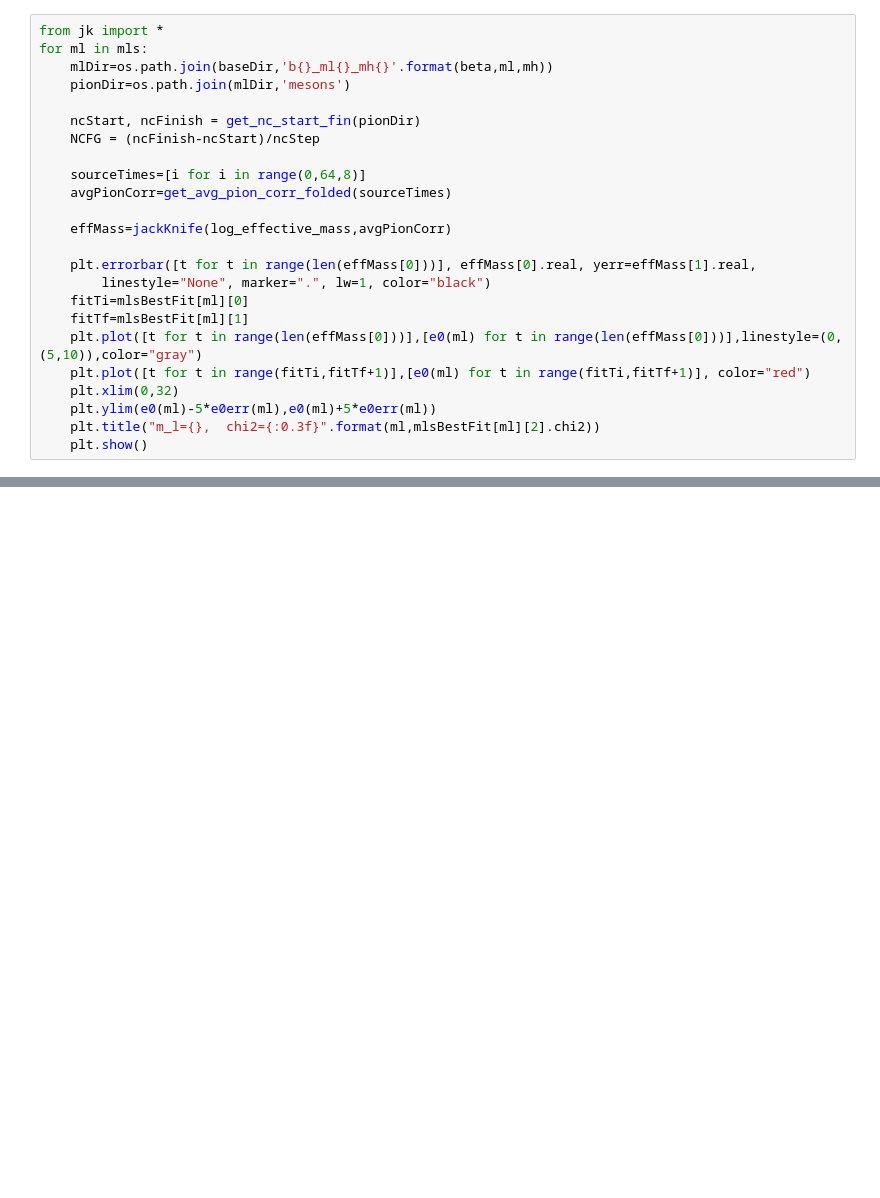
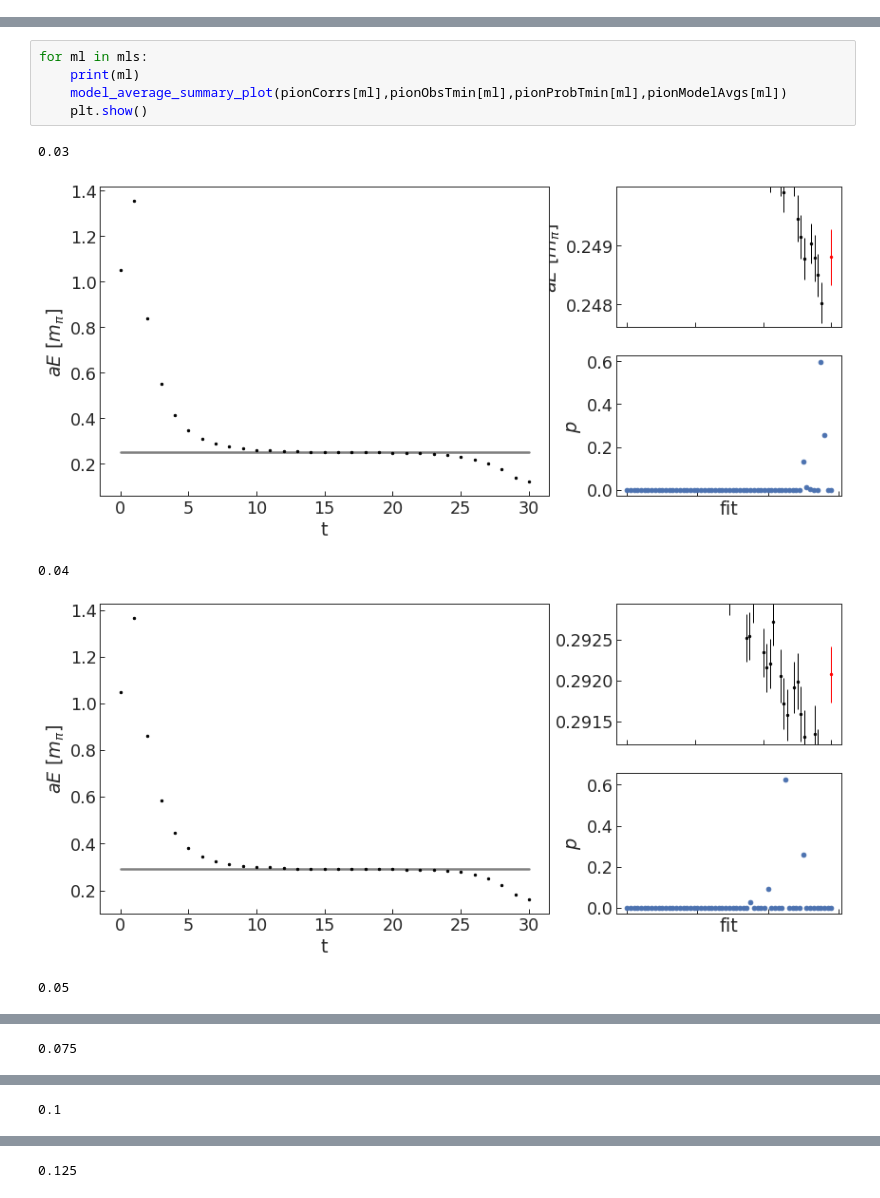
Before and after one commit to chrisculver/SU4_PiPi_Analysis, a Jupyter notebook: mh0p2_analysis.ipynb, the cells around one changed output, grey strips where cells are left out. Saved outputs shown, nothing was run; the diff lists cells and outputs as text; blank space fills up the shorter version.

```diff
--- a/mh0p2_analysis.ipynb
+++ b/mh0p2_analysis.ipynb
@@ -103,24 +101,0 @@ plt.ylim(0.18,0.52)
-# %%
-from jk import *
-for ml in mls:
-    mlDir=os.path.join(baseDir,'b{}_ml{}_mh{}'.format(beta,ml,mh))
-    pionDir=os.path.join(mlDir,'mesons')
-
-    ncStart, ncFinish = get_nc_start_fin(pionDir)
-    NCFG = (ncFinish-ncStart)/ncStep
-
-    sourceTimes=[i for i in range(0,64,8)]
-    avgPionCorr=get_avg_pion_corr_folded(sourceTimes)
-
-    effMass=jackKnife(log_effective_mass,avgPionCorr)
-
-    plt.errorbar([t for t in range(len(effMass[0]))], effMass[0].real, yerr=effMass[1].real,
-        linestyle="None", marker=".", lw=1, color="black")
-    fitTi=mlsBestFit[ml][0]
-    fitTf=mlsBestFit[ml][1]
-    plt.plot([t for t in range(len(effMass[0]))],[e0(ml) for t in range(len(effMass[0]))],linestyle=(0,(5,10)),color="gray")
-    plt.plot([t for t in range(fitTi,fitTf+1)],[e0(ml) for t in range(fitTi,fitTf+1)], color="red")
-    plt.xlim(0,32)
-    plt.ylim(e0(ml)-5*e0err(ml),e0(ml)+5*e0err(ml))
-    plt.title("m_l={},  chi2={:0.3f}".format(ml,mlsBestFit[ml][2].chi2))
-    plt.show()
@@ -135,0 +102,11 @@ for ml in mls:
+# %%
+for ml in mls:
+    print(ml)
+    model_average_summary_plot(pionCorrs[ml],pionObsTmin[ml],pionProbTmin[ml],pionModelAvgs[ml])
+    plt.show()
+# %% [output]
+0.03
+[figure, added]
+0.04
+[figure, added]
+0.05
@@ -135,0 +114 @@ for ml in mls:
+0.075
@@ -135,0 +116 @@ for ml in mls:
+0.1
@@ -135,0 +118 @@ for ml in mls:
+0.125
```
Also changed, not shown: parts of 20 cells of this notebook, 2 other files.
